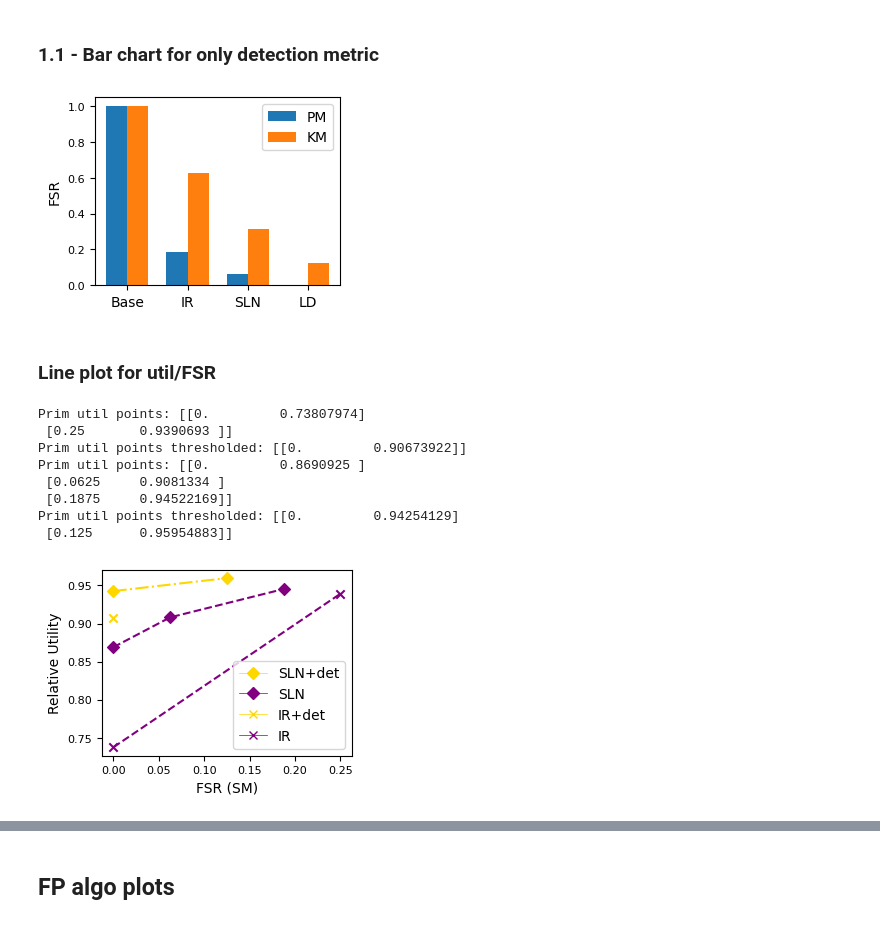
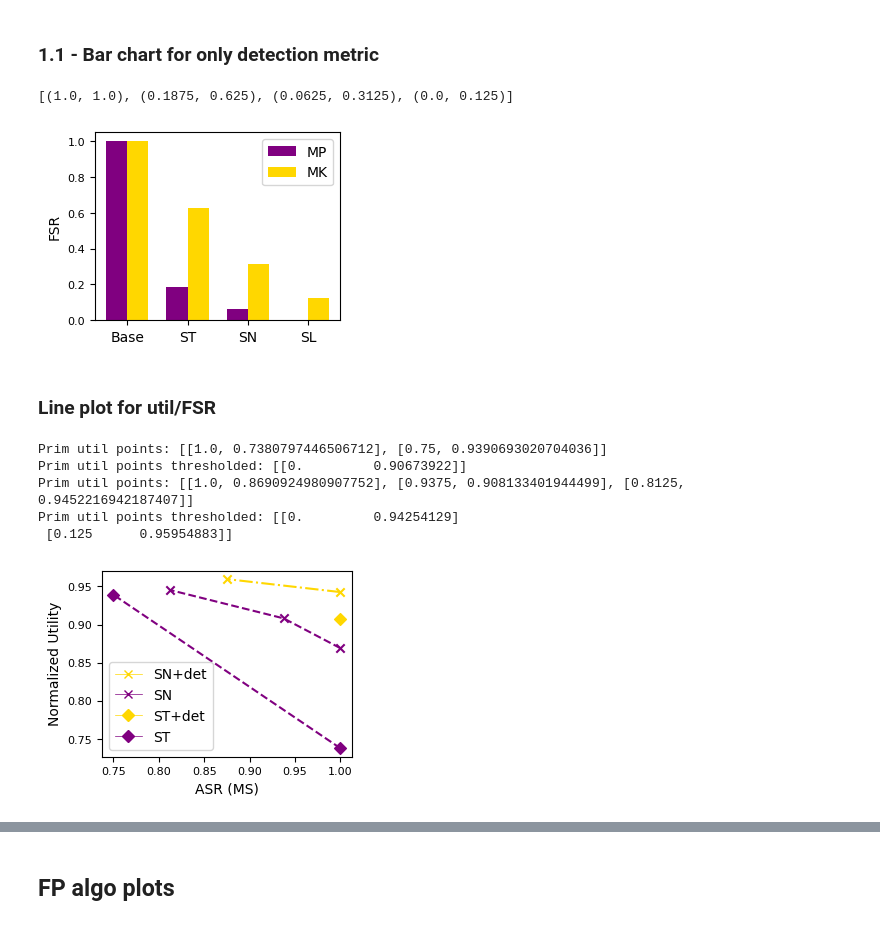
Before and after one commit to sentient-agi/mlprints, a Jupyter notebook: paper_plots.ipynb, the cells around one changed output, grey strips where cells are left out. Drawn from its saved outputs; the diff is of its cells as text; code cells hidden in the pictures.

Commit message:
PLotting style

```diff
--- a/paper_plots.ipynb
+++ b/paper_plots.ipynb
@@ -52,9 +52,9 @@ util_datasets = {"gsm8k": "exact_match,flexible-extract" ,
                   "triviaqa_longer": "flexible_match",
                   "mmlu_generative": "exact_match,none"}
 
-attack_to_final_name_short = {"ImprobableTokenWithThresholdLogitsProcessor": "IR", "BlockTopWordLogitProcessor": "SLN", "LookaheadAttackedModel": "LD", "baseline": "Base"}
-attack_to_final_name = {"ImprobableTokenWithThresholdLogitsProcessor": "ImprobableResponse", "BlockTopWordLogitProcessor": "SuppressLexicalNeighbourhood", "LookaheadAttackedModel": "LookaheadDetection", "baseline": "Baseline"}
-metric_to_final_name = {"detailed/fp_in_response_normalized_str_original": "PM", "detailed/fp_in_response_normalized_str": "KM"}
+attack_to_final_name_short = {"ImprobableTokenWithThresholdLogitsProcessor": "ST", "BlockTopWordLogitProcessor": "SN", "LookaheadAttackedModel": "SL", "baseline": "Base"}
+attack_to_final_name = {"ImprobableTokenWithThresholdLogitsProcessor": "SuppressedTopK", "BlockTopWordLogitProcessor": "SuppressNeighobur", "LookaheadAttackedModel": "SuppressLookahead", "baseline": "Baseline"}
+metric_to_final_name = {"detailed/fp_in_response_normalized_str_original": "MP", "detailed/fp_in_response_normalized_str": "MK"}
 # %% [markdown]
 ### Helpers
 # %%
@@ -406,36 +424,38 @@ baseline_results = (1.0, 1.0)
 results = [
     baseline_results,
     attack_1_results,
     attack_2_results,
     attack_3_results,
 ]
+print(results)
 attack_names = ["baseline", attack_name_1, attack_name_2, attack_name_3]
 labels = [attack_to_final_name_short[attack_name] for attack_name in attack_names]
 # Convert to arrays
 results = np.array(results)  # shape (4,2)
 
 x = np.arange(len(results))  # group positions
 width = 0.35  # bar width
 
 fig, ax = plt.subplots(figsize=FIG_SIZE_MIDDLE)
 #Set x fontsize to FONT_SIZE_MAIN
 
 
 
-rects1 = ax.bar(x - width/2, results[:,0], width, label=metric_to_final_name[metric_1])
-rects2 = ax.bar(x + width/2, results[:,1], width, label=metric_to_final_name[metric_2])
+rects1 = ax.bar(x - width/2, results[:,0], width, label=metric_to_final_name[metric_1], color=metric_to_color[0])
+rects2 = ax.bar(x + width/2, results[:,1], width, label=metric_to_final_name[metric_2], color=metric_to_color[1])
 
 # Labels and formatting
 ax.set_ylabel("FSR")
 ax.set_xticks(x)
 ax.set_xticklabels(labels, fontsize=FONT_SIZE_MAIN)
 ax.legend()
 
 plt.tight_layout()
 # plt.show()
 plt.savefig("plots/asr_cherry_picked.pdf", bbox_inches='tight', dpi=300)
 # %% [output]
+[(1.0, 1.0), (0.1875, 0.625), (0.0625, 0.3125), (0.0, 0.125)]
-[figure, old version]
+[figure, new version]
 # %% [markdown]
 ### Line plot for util/FSR
 # %%
@@ -458,6 +478,7 @@ multi_util_aggregation = max
 normalize_utils = True
 
 plot_pareto = True
+plot_asr = True
 
 fig, ax = plt.subplots(figsize=FIG_SIZE_MIDDLE)
 
@@ -512,6 +533,8 @@ for attack_name in res:
             # sec_util_points = pareto_points(sec_util_points)
 
         prim_util_points = remove_points(prim_util_points, threshold=0.0, max_x=0.25)
+        if plot_asr:
+            prim_util_points = [[1-x[0], x[1]] for x in prim_util_points]
         print(f"Prim util points: {prim_util_points}")
         # sec_util_points = remove_points(sec_util_points, threshold=0.01)
         plt.scatter([x[0] for x in prim_util_points], [x[1] for x in prim_util_points], label=f"{attack_to_final_name_short[attack_name]}-primary", marker=attack_to_shape[attack_name], color=metric_to_color[0])
@@ -526,28 +549,33 @@ for attack_name in res:
 
         prim_util_points_thresholded = remove_points(prim_util_points_thresholded, threshold=0.0, max_x=0.25)
         print(f"Prim util points thresholded: {prim_util_points_thresholded}")
+        if plot_asr:
+            prim_util_points_thresholded = [[1-x[0], x[1]] for x in prim_util_points_thresholded]
         # sec_util_points_thresholded = remove_points(sec_util_points_thresholded, threshold=0.01)
         plt.scatter([x[0] for x in prim_util_points_thresholded], [x[1] for x in prim_util_points_thresholded], label=f"{attack_to_final_name_short[attack_name]}-++-primary", marker=attack_to_shape[f"{attack_name}"], color=metric_to_color[1])
         plt.plot([x[0] for x in prim_util_points_thresholded], [x[1] for x in prim_util_points_thresholded], color=metric_to_color[1], linestyle='-.')
         # plt.scatter([x[0] for x in sec_util_points_thresholded], [x[1] for x in sec_util_points_thresholded], label=f"{attack_to_final_name_short[attack_name]}-++-secondary", marker=attack_to_shape[f"{attack_name}-thresh"], color=metric_to_color[1])
         # plt.plot([x[0] for x in sec_util_points_thresholded], [x[1] for x in sec_util_points_thresholded], color=metric_to_color[1], linestyle='-.')
 
-plt.xlabel(f'FSR ({metric_to_label[prim_metric]})')
-plt.ylabel('Relative Utility')
+if plot_asr:
+    plt.xlabel(f'ASR ({metric_to_label[prim_metric]})')
+else:
+    plt.xlabel(f'FSR ({metric_to_label[prim_metric]})')
+plt.ylabel('Normalized Utility')
 # Add a custom legend - with P, S for short attack name and color for thresholded
 legend_elements = []
 for attack_name_ in ["BlockTopWordLogitProcessor", "ImprobableTokenWithThresholdLogitsProcessor"]:
     legend_elements.append(Line2D([0], [0], color=metric_to_color[1], lw=0.5, marker=attack_to_shape[attack_name_], markersize=6, label=f"{attack_to_final_name_short[attack_name_]}+det"))
     legend_elements.append(Line2D([0], [0], color=metric_to_color[0], lw=0.5, marker=attack_to_shape[attack_name_], markersize=6, label=f"{attack_to_final_name_short[attack_name_]}"))
-plt.legend(handles=legend_elements, loc='lower right')
-plt.savefig(f"plots/asr_vs_util_cherrypicked.pdf", bbox_inches='tight', dpi=300)
+plt.legend(handles=legend_elements, loc='lower left')
+if plot_asr:
+    plt.savefig(f"plots/asr_vs_util_cherrypicked.pdf", bbox_inches='tight', dpi=300)
+else:
+    plt.savefig(f"plots/fsr_vs_util_cherrypicked.pdf", bbox_inches='tight', dpi=300)
 # %% [output]
-Prim util points: [[0.         0.73807974]
- [0.25       0.9390693 ]]
+Prim util points: [[1.0, 0.7380797446506712], [0.75, 0.9390693020704036]]
 Prim util points thresholded: [[0.         0.90673922]]
-Prim util points: [[0.         0.8690925 ]
- [0.0625     0.9081334 ]
- [0.1875     0.94522169]]
+Prim util points: [[1.0, 0.8690924980907752], [0.9375, 0.908133401944499], [0.8125, 0.9452216942187407]]
 Prim util points thresholded: [[0.         0.94254129]
  [0.125      0.95954883]]
-[figure, old version]
+[figure, new version]
```
Also changed, not shown: parts of 10 cells of this notebook.
